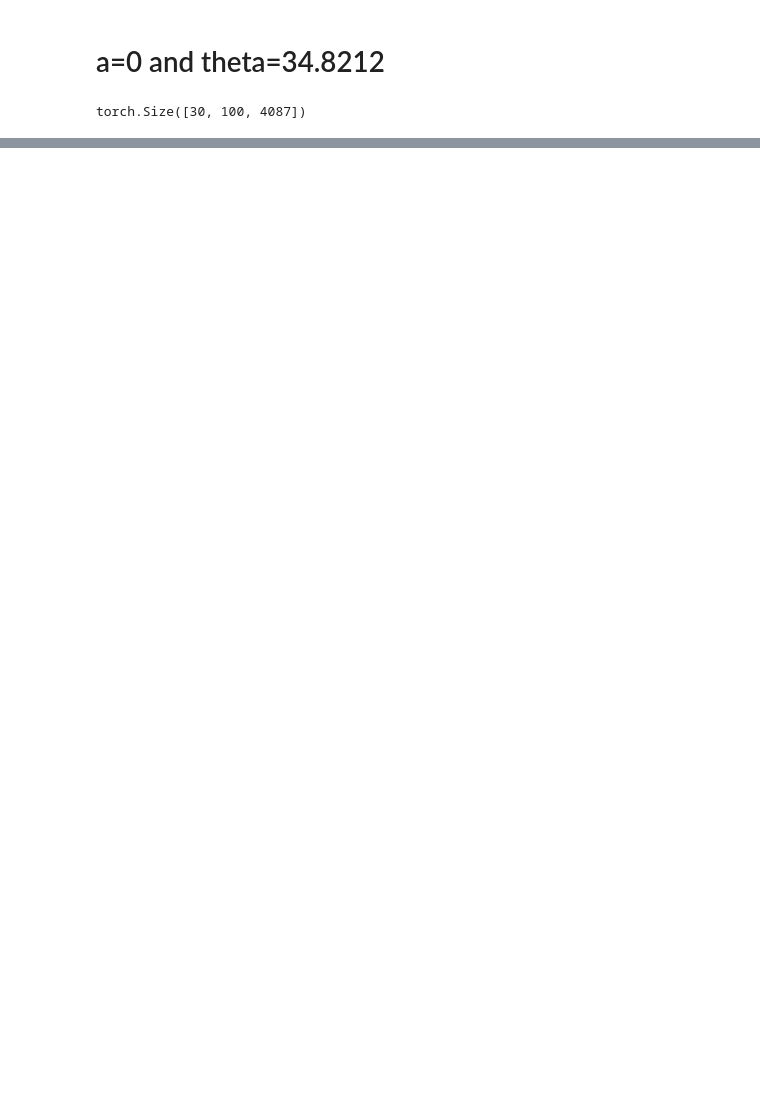
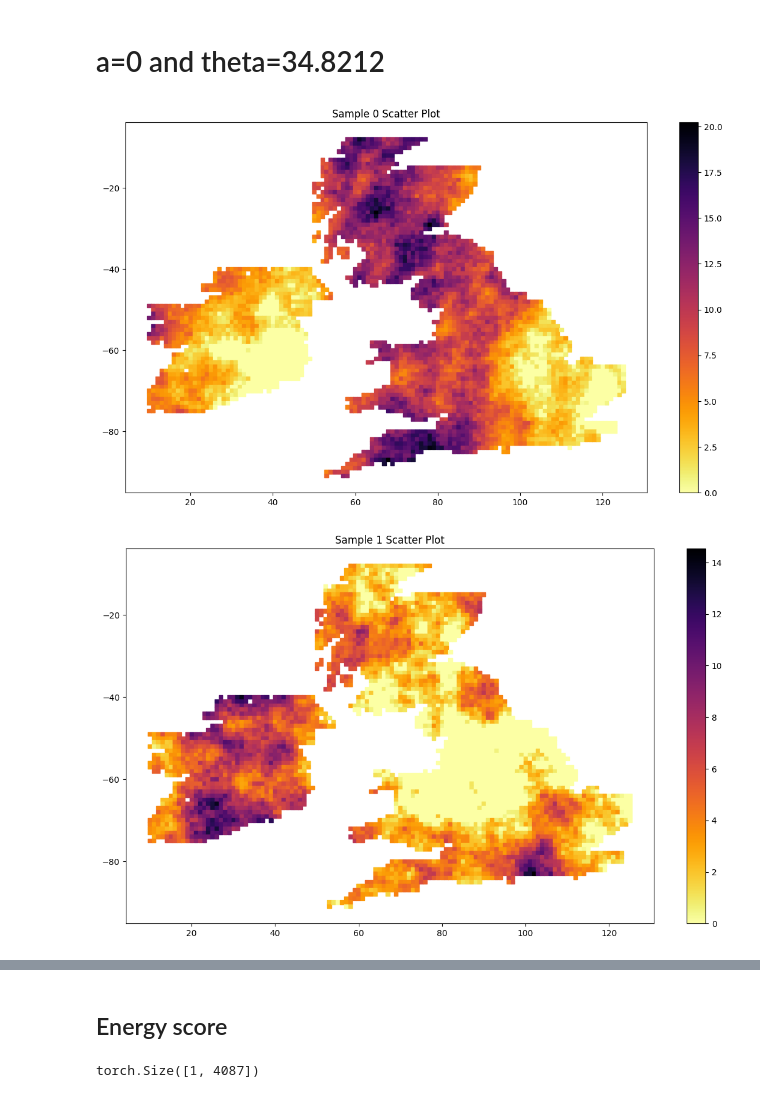
Before and after one commit to Huk-David/SpaDep_VCop, a Jupyter notebook: body/Diagnostics_JGNM.ipynb, the cells around one changed output, grey strips where cells are left out. Drawn from its saved outputs; the diff is of its cells as text; code cells hidden in the pictures; blank space fills up the shorter version.

```diff
--- a/body/Diagnostics_JGNM.ipynb
+++ b/body/Diagnostics_JGNM.ipynb
@@ -107,21 +107,21 @@ censor_levels_di = np.load('censor_levels_di_trainCdf_1999_2019.npy')
 censor_levels_di = tt(censor_levels_di)
 censor_levels_u = scs.norm.cdf(censor_levels_di)
 # %%
-def sample_censored_copula(alpha,theta,n_sims_per_day,censor_levels,fixed_noise=None, return_dist_matrix=False, return_cov_matrix=False):
+def sample_uncensored_copula(alpha,theta,n_sims,GNM_landonly,fixed_noise=None, return_dist_matrix=False, return_cov_matrix=False):
     '''
-    Sample from a censored copula model.
+    Sample from a Gaussian copula model.
 
     Parameters:
         alpha: float, elevation parameter
         theta: float, Matern parameter
-        n_sims_per_day: int, number of simulations per day
-        censor_levels: tensor, censoring levels
+        n_sims: int, number of simulations per day
+        GNM_landonly: list, list of location data from marginal model
         fixed_noise: tensor, fixed noise for sampling
         return_dist_matrix: bool, return distance matrix
         return_cov_matrix: bool, return covariance matrix
     '''
     if fixed_noise==None: # have to generate my own noise
-        fixed_noise = torch.randn(n_sims_per_day,censor_levels.shape[1], dtype=torch.float64)
+        fixed_noise = torch.randn(n_sims,len(GNM_landonly), dtype=torch.float64)
     # distance matrix
     estimated_dist_3d = torch.column_stack([
     tt([[GNM_landonly[loc][5][0],GNM_landonly[loc][5][1]] for loc in range(len(GNM_landonly))]), # this part is for lat lon
@@ -131,12 +131,8 @@ def sample_censored_copula(alpha,theta,n_sims_per_day,censor_levels,fixed_noise=
     estimated_cov_matrix = torch_Matern_05(estimated_dist_matrix, theta)
     # sampling with Cholesky decomposition
     sim_z_est = sample_Gauss_fixed_noise(fixed_noise, torch.linalg.cholesky(estimated_cov_matrix))
-    sim_z_est_censored = []
-    # censoring all samples for each day
-    for day in censor_levels:
-        sim_z_est_censored.append(torch.maximum(sim_z_est, torch.tile(day, (sim_z_est.shape[0], 1))))
-    sim_z_est_censored = torch.stack(sim_z_est_censored)
-    out = [sim_z_est_censored]
+
+    out = [sim_z_est]
     if return_dist_matrix:
         out.append(estimated_dist_matrix)
     if return_cov_matrix:
@@ -165,7 +161,7 @@ def plot_samples(samples, GNM_landonly, vmin=None, vmax=None):
 
 
     for i in range(n):
-        fig, ax = plt.subplots(figsize=(8, 6))
+        fig, ax = plt.subplots(figsize=(14,8))
 
         if vmin is None or vmax is None:
             vmin_ = samples[i].min().item()
@@ -174,7 +170,7 @@ def plot_samples(samples, GNM_landonly, vmin=None, vmax=None):
         sc = ax.scatter(
             [GNM_landonly[loc][5][1] for loc in range(len(GNM_landonly))],
             [-GNM_landonly[loc][5][0] for loc in range(len(GNM_landonly))],
-            c=samples[i], cmap='inferno_r', vmin=vmin_, vmax=vmax_, s=13
+            c=samples[i], cmap='inferno_r', vmin=vmin_, vmax=vmax_, s=20,marker='s'
         )
 
         ax.set_title(f'Sample {i} Scatter Plot')
@@ -185,6 +181,13 @@ def plot_samples(samples, GNM_landonly, vmin=None, vmax=None):
 # plot_samples(sims[0][0,0,:].unsqueeze(0), GNM_landonly)
 
 def GNM_z_to_y(x_one_day_all_locs,day_idx):
+    '''
+    Convert latent Gaussian copula samples on the z space to observed samples on the y space.
+
+    Parameters:
+        x_one_day_all_locs: tensor, GNM z values
+        day_idx: int, day index
+    '''
     m = np.array([GNM_landonly[l][0][day_idx] for l in range(len(x_one_day_all_locs))])
     d = np.array([GNM_landonly[l][1][day_idx] for l in range(len(x_one_day_all_locs))])
     p = np.array([GNM_landonly[l][4][day_idx] for l in range(len(x_one_day_all_locs))])
@@ -200,4 +201,8 @@ sims_a0,dist_mat_a0,cov_mat_a0 = sample_censored_copula(alpha=0,theta=34.8212,n_
-# %%
-sims_a0.shape
-# %% [output]
-torch.Size([30, 100, 4087])
+# %%
+sims_a0,dist_mat_a0,cov_mat_a0 = sample_uncensored_copula(alpha=0,theta=34.8212,n_sims=100,GNM_landonly=GNM_landonly,fixed_noise=None, return_dist_matrix=True, return_cov_matrix=True)
+day_shown = 17
+plot_samples(tt([GNM_z_to_y(sims_a0[sim,:].unsqueeze(0),day_shown) for sim in range(2)]),GNM_landonly)
+plot_samples(tt([GNM_landonly[l][3][day_shown] for l in range(len(GNM_landonly))]).unsqueeze(0),GNM_landonly)
+# %% [output]
+[figure, added]
+[figure, added]
@@ -203,0 +210,2 @@ torch.Size([30, 100, 4087])
+# %% [markdown]
+## Energy score
@@ -204 +237,5 @@ torch.Size([30, 100, 4087])
+# %%
+tt([GNM_landonly[l][3][day_shown] for l in range(len(GNM_landonly))]).unsqueeze(0).shape
+# %% [output]
+torch.Size([1, 4087])
 # %%
```
Also changed, not shown: parts of 15 cells of this notebook.
